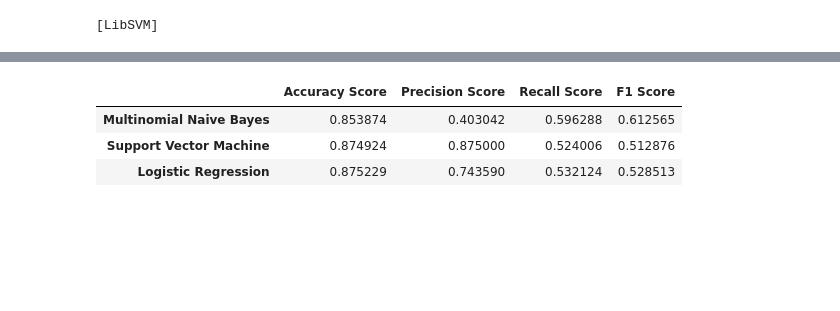
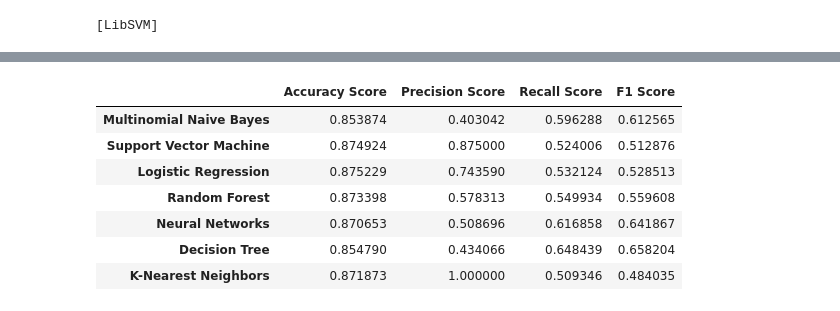
Before and after one commit to martinaviggiano/textsent_project, a Jupyter notebook: COME LO CHIAMO.ipynb, the cells around one changed output, grey strips where cells are left out. Cells and saved outputs as stored; diff of their text form; code cells hidden in the pictures; blank space fills up the shorter version.

```diff
--- a/COME LO CHIAMO.ipynb
+++ b/COME LO CHIAMO.ipynb
@@ -827,0 +975,11 @@ rec_log = recall_score(y_test, y_log, average='macro')
+# %%
+# Decision Tree
+from sklearn.tree import DecisionTreeClassifier
+tree = DecisionTreeClassifier()
+tree.fit(X_train, y_train)
+y_tree = tree.predict(X_test)
+# %%
+as_tree = accuracy_score(y_test, y_tree)
+f1s_tree = f1_score(y_test, y_tree, average= "macro")
+prec_tree = precision_score(y_test, y_tree)
+rec_tree = recall_score(y_test, y_tree, average='macro')
@@ -827,0 +1003,10 @@ rec_log = recall_score(y_test, y_log, average='macro')
+# %%
+# K-Nearest Neighbors
+knn = KNeighborsClassifier()
+knn.fit(X_train, y_train)
+y_knn = knn.predict(X_test)
+# %%
+as_knn = accuracy_score(y_test, y_knn)
+f1s_knn = f1_score(y_test, y_knn, average= "macro")
+prec_knn = precision_score(y_test, y_knn)
+rec_knn = recall_score(y_test, y_knn, average='macro')
@@ -828,17 +1030,20 @@ rec_log = recall_score(y_test, y_log, average='macro')
 # %%
-s1 = pd.Series([as_mnb, as_svc, as_log], index=['Multinomial Naive Bayes', 'Support Vector Machine', 'Logistic Regression'])
-s2 = pd.Series([f1s_mnb, f1s_svc, f1s_log], index=['Multinomial Naive Bayes', 'Support Vector Machine', 'Logistic Regression'])
-s3 = pd.Series([prec_mnb, prec_svc, prec_log], index=['Multinomial Naive Bayes', 'Support Vector Machine', 'Logistic Regression'])
-s4 = pd.Series([rec_mnb, rec_svc, rec_log], index=['Multinomial Naive Bayes', 'Support Vector Machine', 'Logistic Regression'])
-d = {'Accuracy Score' : s1, 'Precision Score': s3, 'Recall Score' : s4, 'F1 Score' : s2, }
+s1 = pd.Series([as_mnb, as_svc, as_log, as_rf, as_NN, as_tree, as_knn], index=['Multinomial Naive Bayes', 'Support Vector Machine', 'Logistic Regression', 'Random Forest', 'Neural Networks', 'Decision Tree', 'K-Nearest Neighbors'])
+s2 = pd.Series([f1s_mnb, f1s_svc, f1s_log, f1s_rf, f1s_NN, f1s_tree, f1s_knn], index=['Multinomial Naive Bayes', 'Support Vector Machine', 'Logistic Regression','Random Forest', 'Neural Networks', 'Decision Tree', 'K-Nearest Neighbors'])
+s3 = pd.Series([prec_mnb, prec_svc, prec_log, prec_rf, prec_NN, prec_tree, prec_knn], index=['Multinomial Naive Bayes', 'Support Vector Machine', 'Logistic Regression', 'Random Forest', 'Neural Networks', 'Decision Tree', 'K-Nearest Neighbors'])
+s4 = pd.Series([rec_mnb, rec_svc, rec_log, rec_rf, rec_NN, rec_tree, rec_knn], index=['Multinomial Naive Bayes', 'Support Vector Machine', 'Logistic Regression', 'Random Forest', 'Neural Networks', 'Decision Tree', 'K-Nearest Neighbors'])
+d = {'Accuracy Score' : s1, 'Precision Score': s3, 'Recall Score' : s4, 'F1 Score' : s2 }
 dfm = pd.DataFrame(d)
-dfm
 dfm.style.highlight_max(color = 'lightgreen', axis = 0).highlight_min(color = 'tomato', axis = 0)
 # %% [output]
 |  | Accuracy Score | Precision Score | Recall Score | F1 Score |
 | Multinomial Naive Bayes | 0.853874 | 0.403042 | 0.596288 | 0.612565 |
 | Support Vector Machine | 0.874924 | 0.875000 | 0.524006 | 0.512876 |
 | Logistic Regression | 0.875229 | 0.743590 | 0.532124 | 0.528513 |
+| Random Forest | 0.873398 | 0.578313 | 0.549934 | 0.559608 |
+| Neural Networks | 0.870653 | 0.508696 | 0.616858 | 0.641867 |
+| Decision Tree | 0.854790 | 0.434066 | 0.648439 | 0.658204 |
+| K-Nearest Neighbors | 0.871873 | 1.000000 | 0.509346 | 0.484035 |
 # %%
 from sklearn.metrics import precision_recall_curve
 from sklearn.metrics import plot_precision_recall_curve
```
Also changed, not shown: parts of 28 cells of this notebook.
